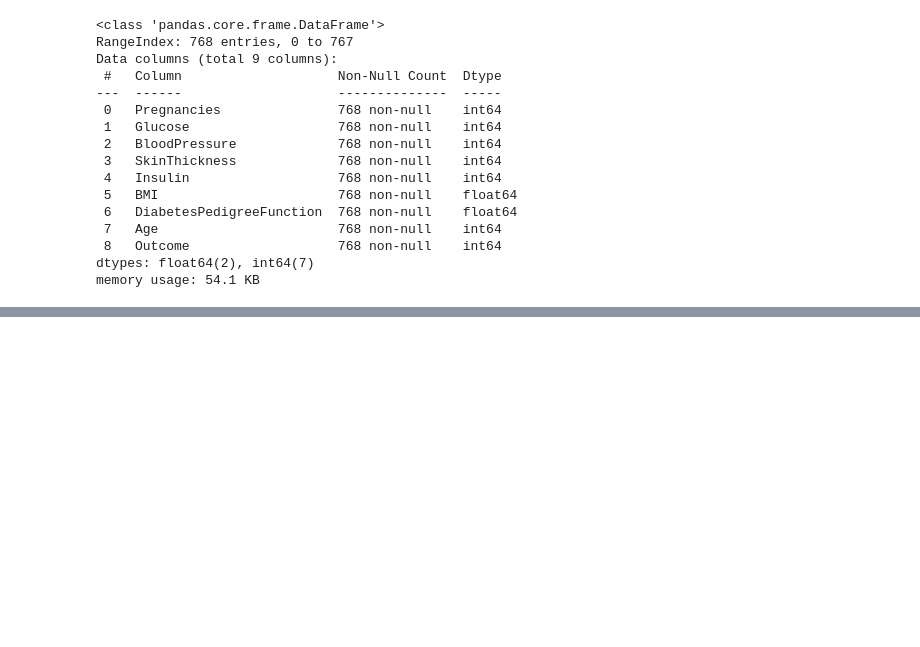
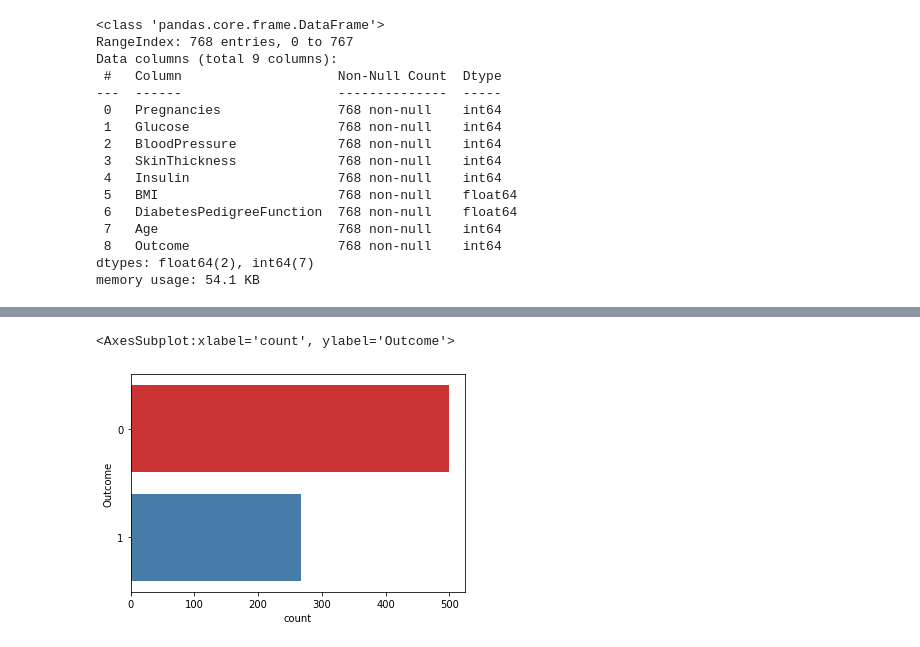
Before and after one commit to DevsenDatha/Diabetes-Prediction-Using-ML, a Jupyter notebook: Diabetes Prediction.ipynb, the cells around one changed output, grey strips where cells are left out. Saved outputs shown, nothing was run; the diff lists cells and outputs as text; code cells hidden in the pictures; blank space fills up the shorter version.

```diff
--- a/Diabetes Prediction.ipynb
+++ b/Diabetes Prediction.ipynb
@@ -51,0 +73,8 @@ memory usage: 54.1 KB
+# %%
+#lets count total outcome in each target 0 1
+#0 means no diabeted
+#1 means patient with diabtes
+sns.countplot(y=df['Outcome'],palette='Set1')
+# %% [output]
+<AxesSubplot:xlabel='count', ylabel='Outcome'>
+[figure, added]
```
Also changed, not shown: parts of 9 cells of this notebook.
